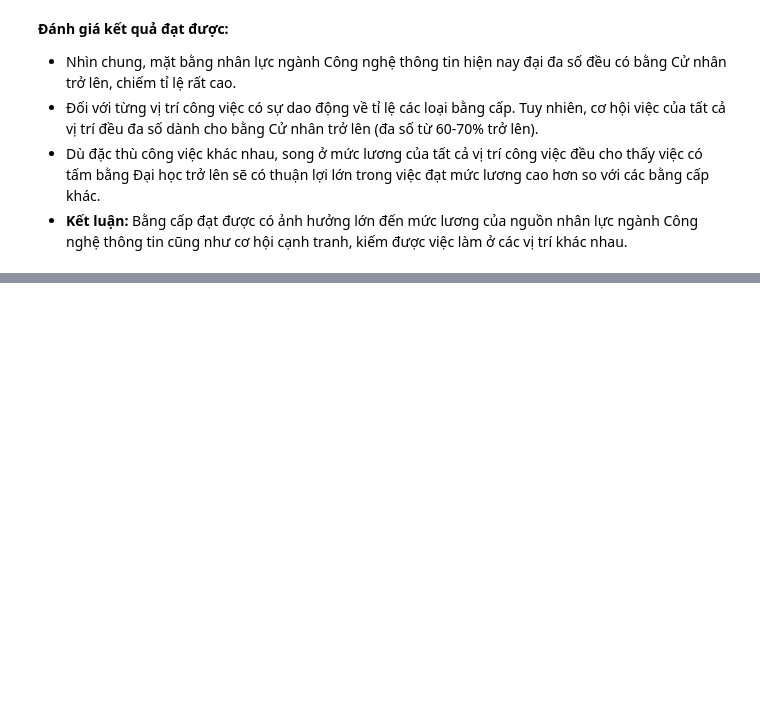
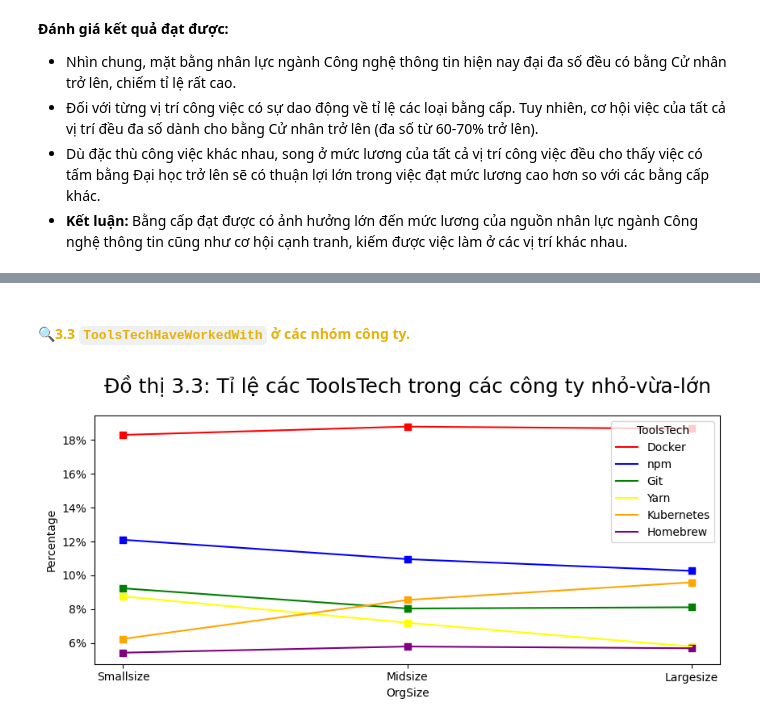
Before and after one commit to BoonRealCuaaaaa/P4DS-final, a Jupyter notebook: 03_04_Asking-and-Aswer-Questions.ipynb, the cells around one changed output, grey strips where cells are left out. Saved outputs shown, nothing was run; the diff lists cells and outputs as text; code cells hidden in the pictures; blank space fills up the shorter version.

```diff
--- a/03_04_Asking-and-Aswer-Questions.ipynb
+++ b/03_04_Asking-and-Aswer-Questions.ipynb
@@ -422,0 +539,10 @@ Text(0.5, 1.0, 'Biểu đồ 2.7: Thu nhập trung bình theo bằng cấp của
+# %% [markdown]
+#### **<font color = #E7B10A> 🔍3.3 `ToolsTechHaveWorkedWith` ở các nhóm công ty.** </font>
+# %%
+df_software_tt = extract_object(df_software, 'ToolsTechHaveWorkedWith')
+top_rank = 6
+asc = False
+df_tt = convert_to_df(df_software_tt, asc)
+draw_lines_gragh(df_tt, top_rank, asc, '3.3', 'ToolsTech')
+# %% [output]
+[figure, added]
```
Also changed, not shown: parts of 19 cells of this notebook.
